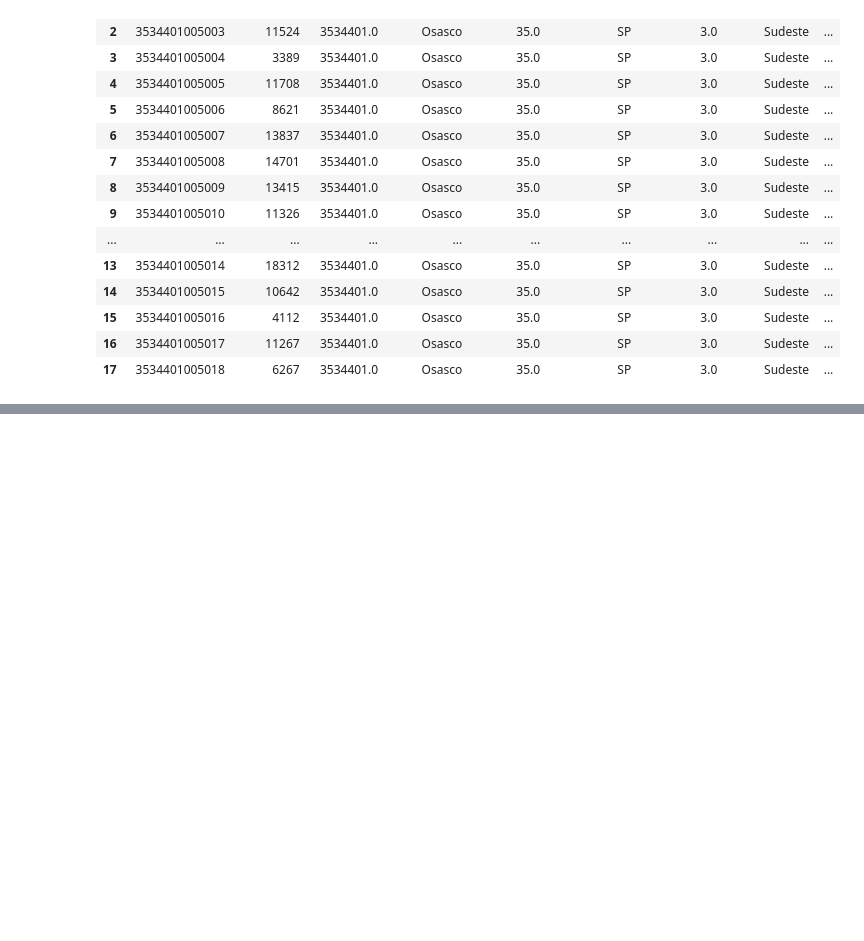
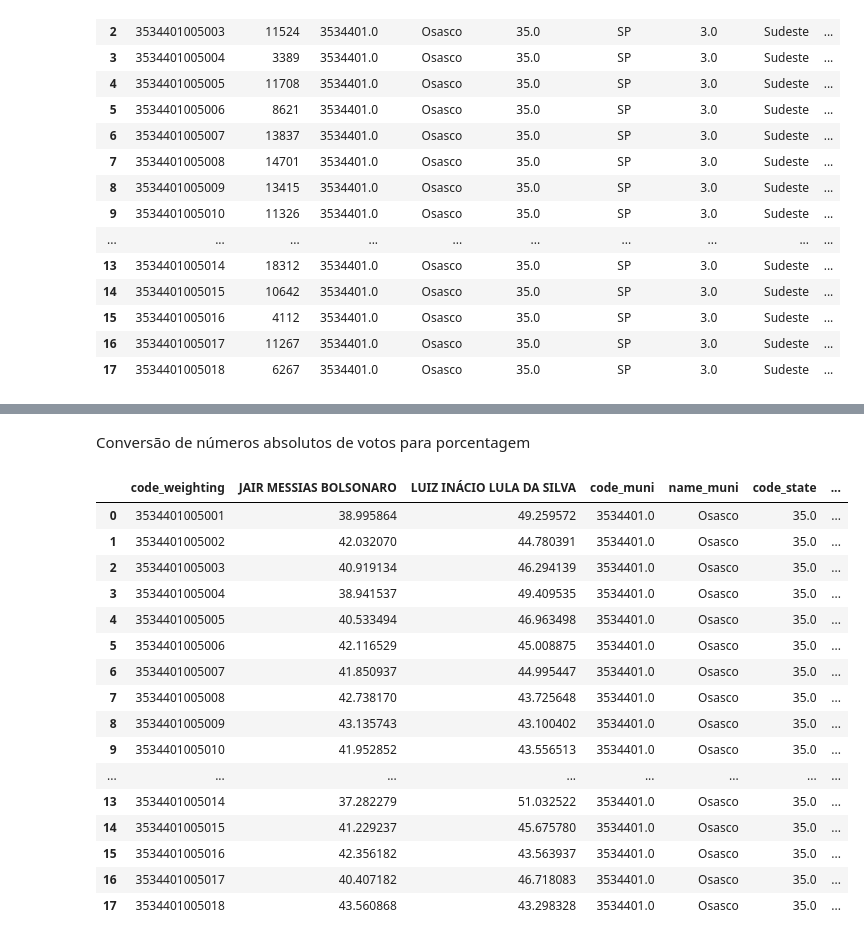
Before and after one commit to gilsonmjunior/geolocalizacaoDadosTSE, a Jupyter notebook: eleicaoColab.ipynb, the cells around one changed output, grey strips where cells are left out. Cells and saved outputs as stored; diff of their text form; code cells hidden in the pictures; blank space fills up the shorter version.

```diff
--- a/eleicaoColab.ipynb
+++ b/eleicaoColab.ipynb
@@ -556,0 +543,3 @@ m
+# %%
+presidente = votosAreaPonderacaoOsasco.groupby(['NM_VOTAVEL','code_weighting'])['QT_VOTOS'].agg('sum').reset_index()
+presidente
@@ -556,0 +569,22 @@ m
+# %% [markdown]
+Conversão de números absolutos de votos para porcentagem
+# %%
+bolsolula
+# %% [output]
+|  | code_weighting | JAIR MESSIAS BOLSONARO | LUIZ INÁCIO LULA DA SILVA | code_muni | name_muni | code_state | ... |
+| 0 | 3534401005001 | 38.995864 | 49.259572 | 3534401.0 | Osasco | 35.0 | ... |
+| 1 | 3534401005002 | 42.032070 | 44.780391 | 3534401.0 | Osasco | 35.0 | ... |
+| 2 | 3534401005003 | 40.919134 | 46.294139 | 3534401.0 | Osasco | 35.0 | ... |
+| 3 | 3534401005004 | 38.941537 | 49.409535 | 3534401.0 | Osasco | 35.0 | ... |
+| 4 | 3534401005005 | 40.533494 | 46.963498 | 3534401.0 | Osasco | 35.0 | ... |
+| 5 | 3534401005006 | 42.116529 | 45.008875 | 3534401.0 | Osasco | 35.0 | ... |
+| 6 | 3534401005007 | 41.850937 | 44.995447 | 3534401.0 | Osasco | 35.0 | ... |
+| 7 | 3534401005008 | 42.738170 | 43.725648 | 3534401.0 | Osasco | 35.0 | ... |
+| 8 | 3534401005009 | 43.135743 | 43.100402 | 3534401.0 | Osasco | 35.0 | ... |
+| 9 | 3534401005010 | 41.952852 | 43.556513 | 3534401.0 | Osasco | 35.0 | ... |
+| ... | ... | ... | ... | ... | ... | ... | ... |
+| 13 | 3534401005014 | 37.282279 | 51.032522 | 3534401.0 | Osasco | 35.0 | ... |
+| 14 | 3534401005015 | 41.229237 | 45.675780 | 3534401.0 | Osasco | 35.0 | ... |
+| 15 | 3534401005016 | 42.356182 | 43.563937 | 3534401.0 | Osasco | 35.0 | ... |
+| 16 | 3534401005017 | 40.407182 | 46.718083 | 3534401.0 | Osasco | 35.0 | ... |
+| 17 | 3534401005018 | 43.560868 | 43.298328 | 3534401.0 | Osasco | 35.0 | ... |
```
Also changed, not shown: parts of 16 cells of this notebook.
